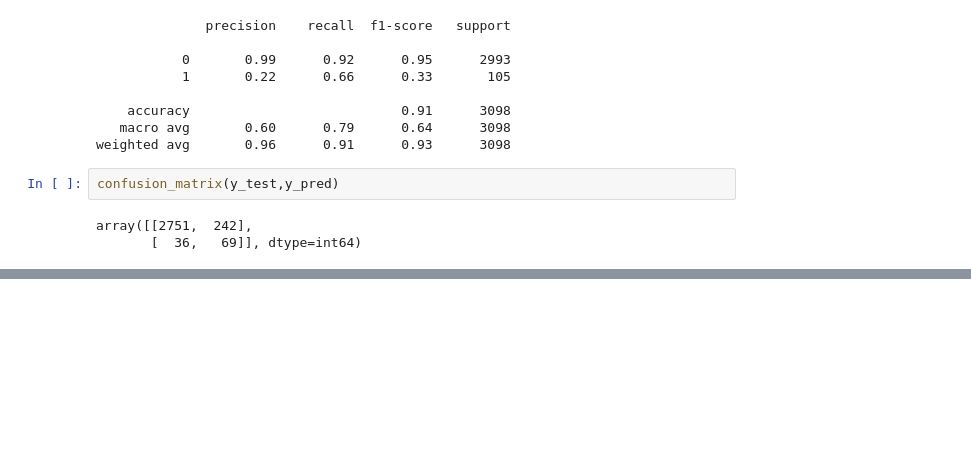
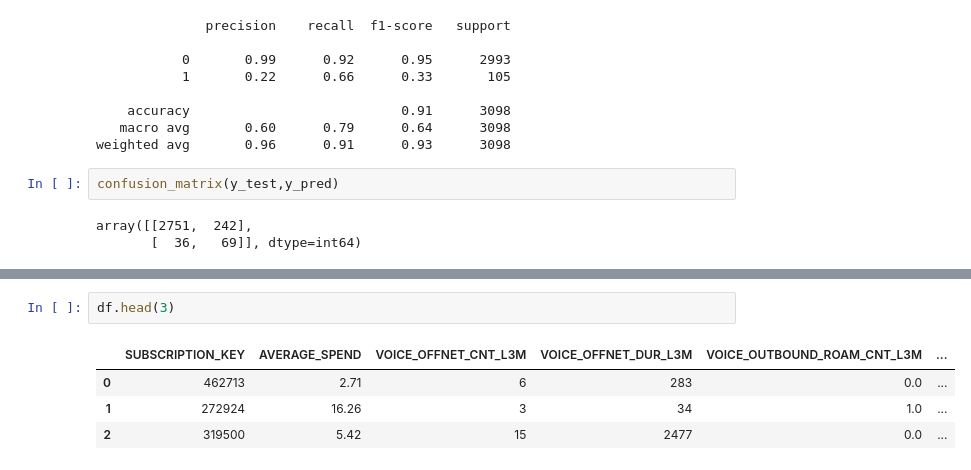
Before and after one commit to Alok2412/Propensity-Model, a Jupyter notebook: Propensity_model.ipynb, the cells around one changed output, grey strips where cells are left out. Drawn from its saved outputs; the diff is of its cells as text; blank space fills up the shorter version.

```diff
--- a/Propensity_model.ipynb
+++ b/Propensity_model.ipynb
@@ -385,0 +429,7 @@ array([[2751,  242],
+# %%
+df.head(3)
+# %% [output]
+|  | SUBSCRIPTION_KEY | AVERAGE_SPEND | VOICE_OFFNET_CNT_L3M | VOICE_OFFNET_DUR_L3M | VOICE_OUTBOUND_ROAM_CNT_L3M | ... |
+| 0 | 462713 | 2.71 | 6 | 283 | 0.0 | ... |
+| 1 | 272924 | 16.26 | 3 | 34 | 1.0 | ... |
+| 2 | 319500 | 5.42 | 15 | 2477 | 0.0 | ... |
```
Also changed, not shown: parts of 8 cells of this notebook.
